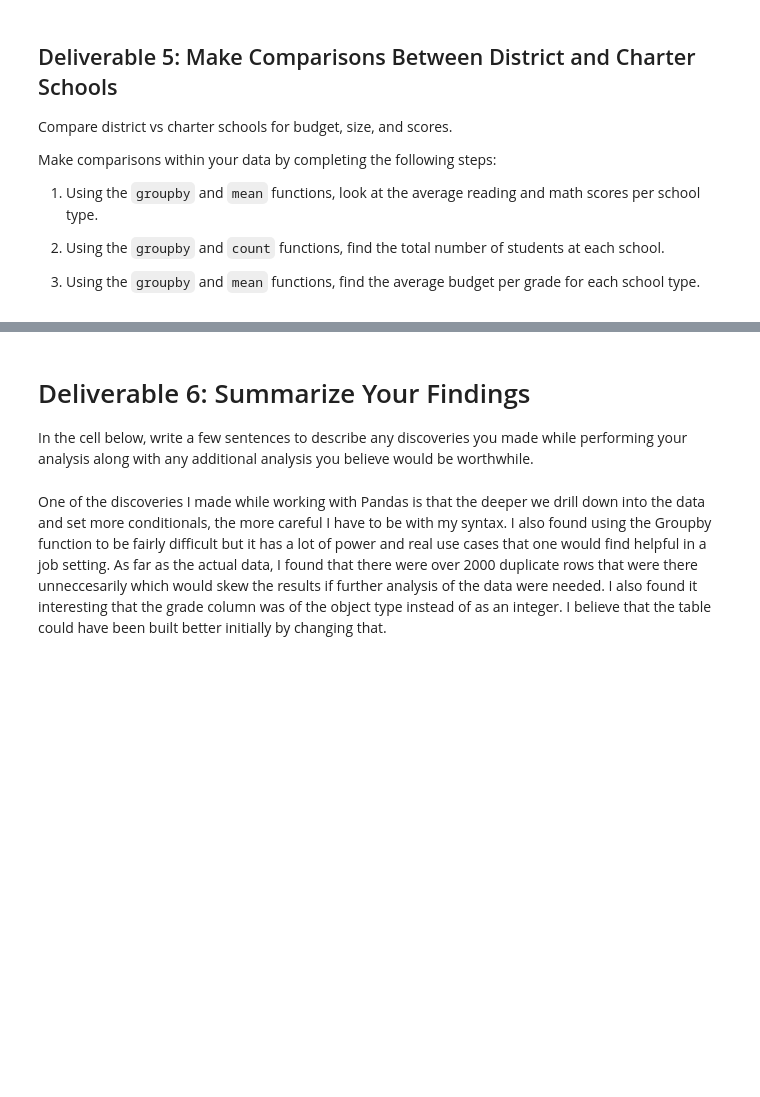
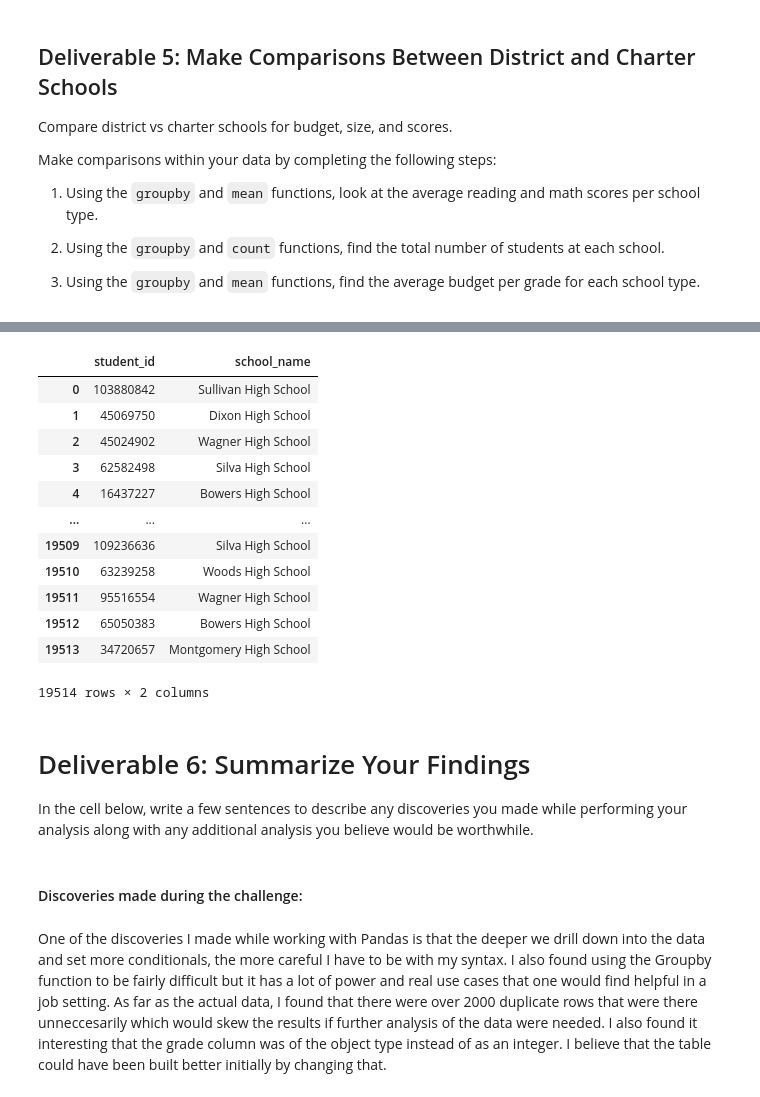
Before and after one commit to jhansolo33/School_District_Analysis, a Jupyter notebook: Student_Data_Challenge_Starter_Code.ipynb, the cells around one changed output, grey strips where cells are left out. Drawn from its saved outputs; the diff is of its cells as text; code cells hidden in the pictures; blank space fills up the shorter version.

```diff
--- a/Student_Data_Challenge_Starter_Code.ipynb
+++ b/Student_Data_Challenge_Starter_Code.ipynb
@@ -313,3 +338,19 @@ KeyError: "['student_name' 'grade' 'reading_score' 'math_score' 'school_type'\n
+# %%
+student_df
+# %% [output]
+|  | student_id | school_name |
+| 0 | 103880842 | Sullivan High School |
+| 1 | 45069750 | Dixon High School |
+| 2 | 45024902 | Wagner High School |
+| 3 | 62582498 | Silva High School |
+| 4 | 16437227 | Bowers High School |
+| ... | ... | ... |
+| 19509 | 109236636 | Silva High School |
+| 19510 | 63239258 | Woods High School |
+| 19511 | 95516554 | Wagner High School |
+| 19512 | 65050383 | Bowers High School |
+| 19513 | 34720657 | Montgomery High School |
+19514 rows × 2 columns
 # %% [markdown]
 # Deliverable 6: Summarize Your Findings
 In the cell below, write a few sentences to describe any discoveries you made while performing your analysis along with any additional analysis you believe would be worthwhile.
@@ -318,2 +357,4 @@ Discoveries made during the challenge:
+# %% [markdown]
+#### Discoveries made during the challenge:
 # %% [markdown]
 One of the discoveries I made while working with Pandas is that the deeper we drill down into the data and set more conditionals, the more careful I have to be with my syntax.  I also found using the Groupby function to be fairly difficult but it has a lot of power and real use cases that one would find helpful in a job setting.  As far as the actual data, I found that there were over 2000 duplicate rows that were there unneccesarily which would skew the results if further analysis of the data were needed.  I also found it interesting that the grade column was of the object type instead of as an integer.  I believe that the table could have been built better initially by changing that.
```
Also changed, not shown: parts of 6 cells of this notebook.
